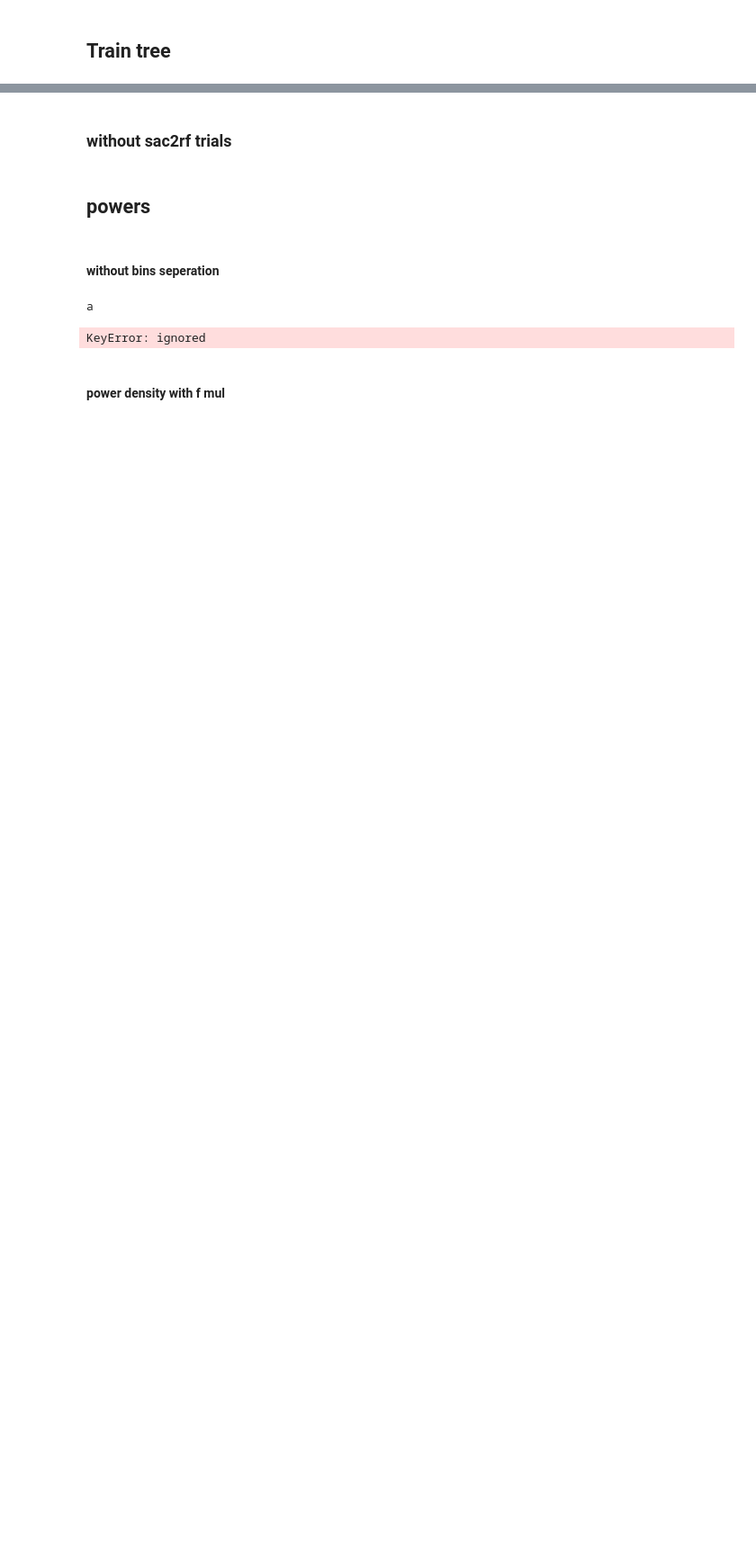
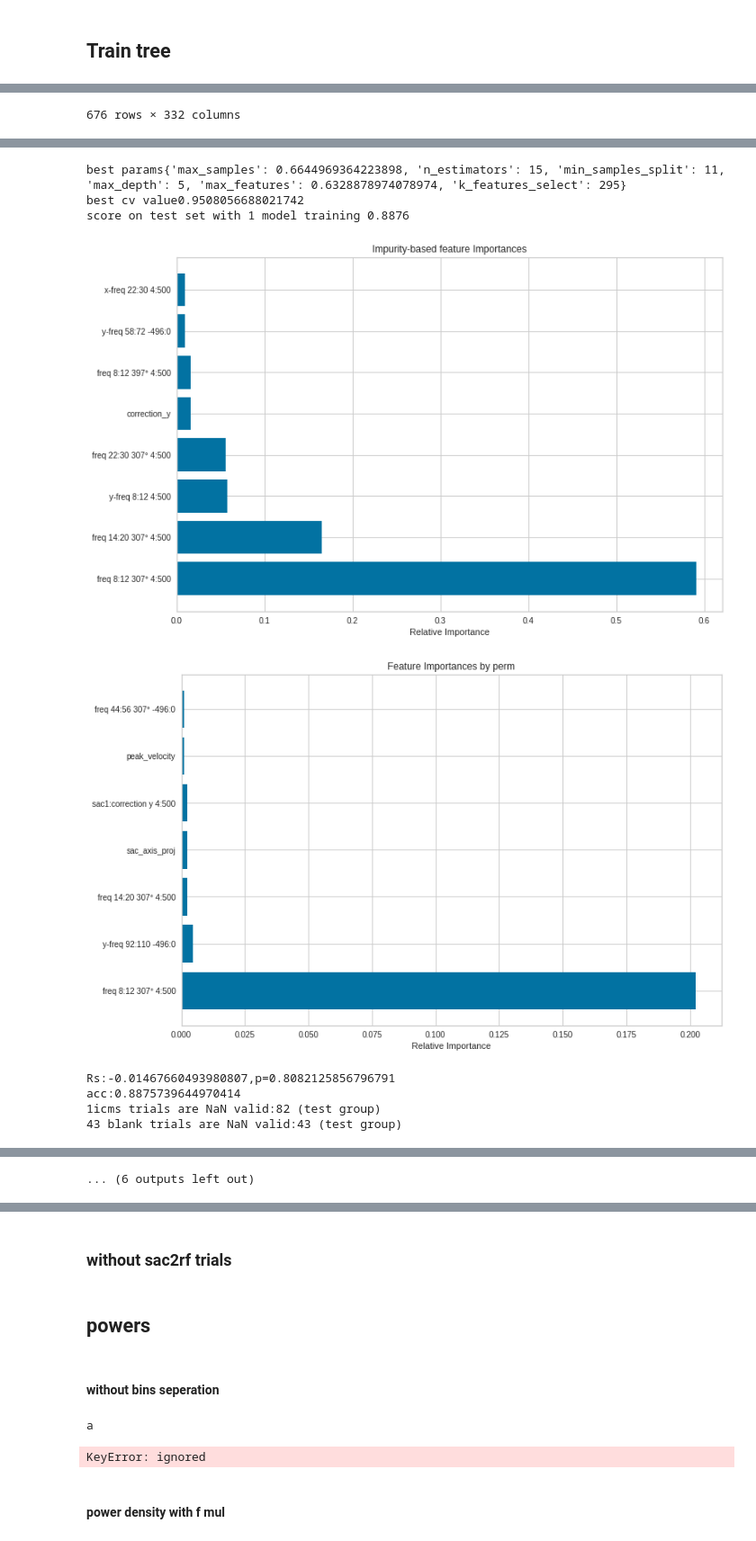
Before and after one commit to noamKayzer/Eye-movements-classification, a Jupyter notebook: ICMS_eye_movement_classification.ipynb, the cells around one changed output, grey strips where cells are left out. Shown at 90% size. Cells and saved outputs as stored; diff of their text form; code cells hidden in the pictures; blank space fills up the shorter version.

```diff
--- a/ICMS_eye_movement_classification.ipynb
+++ b/ICMS_eye_movement_classification.ipynb
@@ -1189,0 +1694,6 @@ class random_forest():
+# %%
+timeout_in_min=5
+forest1 = random_forest(data_class,all_trials='sac2RF')
+forest1.timeout = 60*timeout_in_min
+forest1.optimize()
+# %% [output]
@@ -1189,0 +1725 @@ class random_forest():
+676 rows × 332 columns
@@ -1189,0 +1744,9 @@ class random_forest():
+best params{'max_samples': 0.6644969364223898, 'n_estimators': 15, 'min_samples_split': 11, 'max_depth': 5, 'max_features': 0.6328878974078974, 'k_features_select': 295}
+best cv value0.9508056688021742
+score on test set with 1 model training 0.8876
+[figure, added]
+[figure, added]
+Rs:-0.01467660493980807,p=0.8082125856796791
+acc:0.8875739644970414
+1icms trials are NaN valid:82 (test group)
+43 blank trials are NaN valid:43 (test group)
@@ -1190 +1754,2 @@ class random_forest():
+... (6 outputs left out)
 # %%
```
Also changed, not shown: parts of 31 cells of this notebook.
